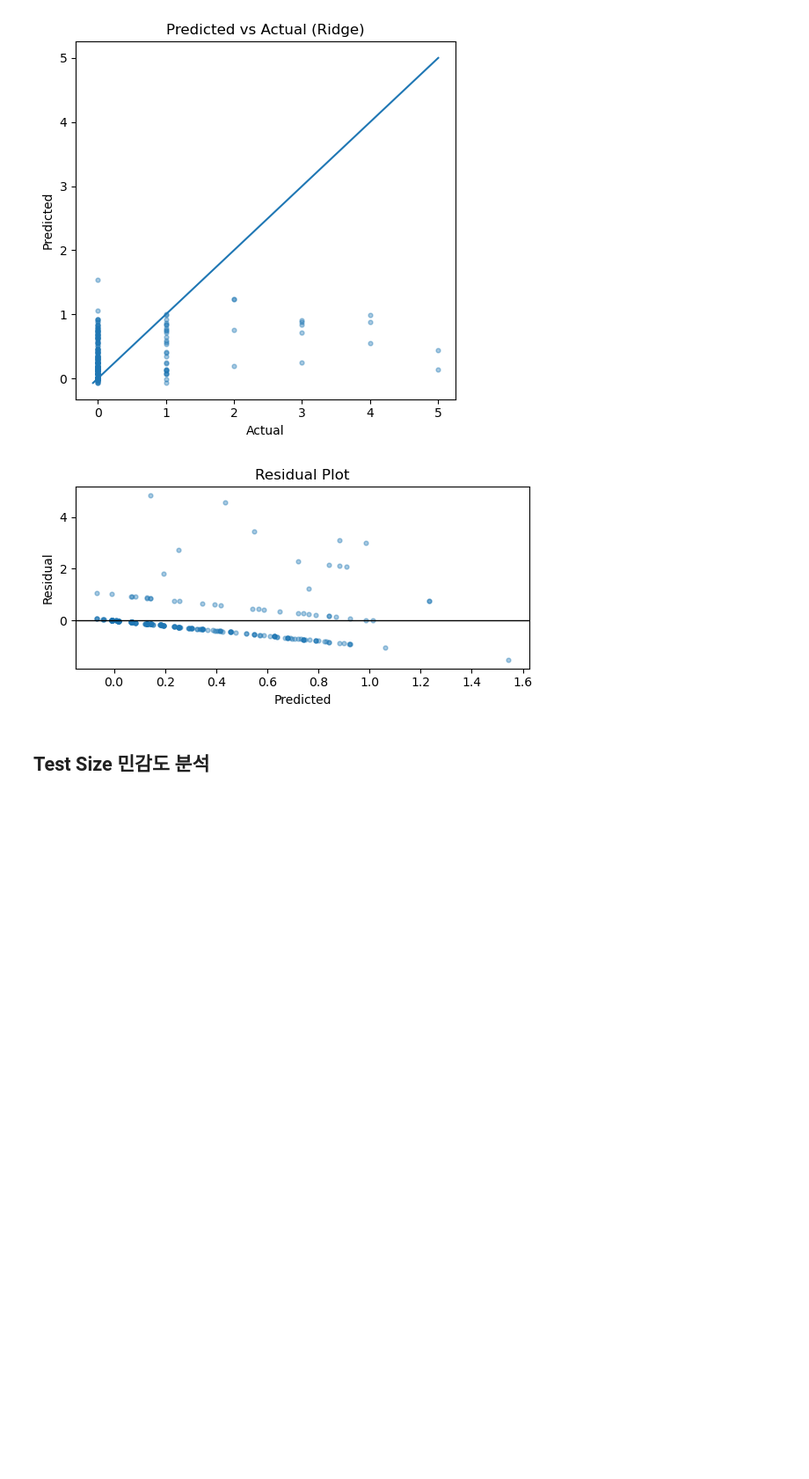
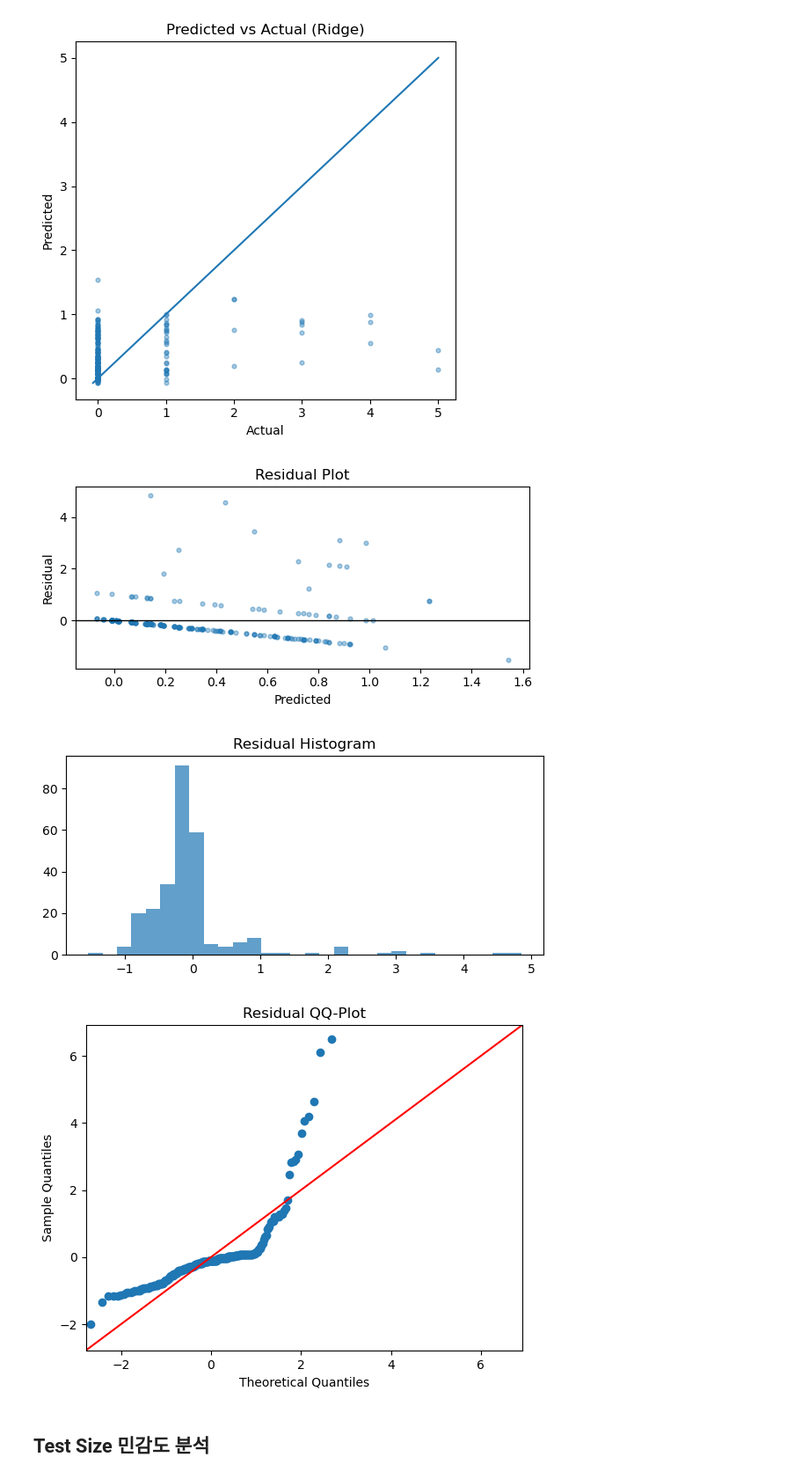
Before and after one commit to aprilgozib/machine_learning, a Jupyter notebook: notebooks/solarFlares.ipynb, the cells around one changed output. Shown at 88% size. Cells and saved outputs as stored; diff of their text form; code cells hidden in the pictures; blank space fills up the shorter version.

```diff
--- a/notebooks/solarFlares.ipynb
+++ b/notebooks/solarFlares.ipynb
@@ -309,6 +310,20 @@ plt.tight_layout()
 plt.show()
 # %% [output]
 [figure]
+# %%
+import scipy.stats as st
+plt.figure(figsize=(6,3))
+plt.hist(y_te - y_hat, bins=30, alpha=0.7)
+plt.title("Residual Histogram"); plt.tight_layout(); plt.show()
+
+# QQ-plot (optional)
+import statsmodels.api as sm
+sm.qqplot(y_te - y_hat, line='45', fit=True)
+plt.title("Residual QQ-Plot")
+plt.show()
+# %% [output]
+[figure, added]
+[figure, added]
 # %% [markdown]
 ## Test Size 민감도 분석
 # %%
```
Also changed, not shown: parts of 2 cells of this notebook.
